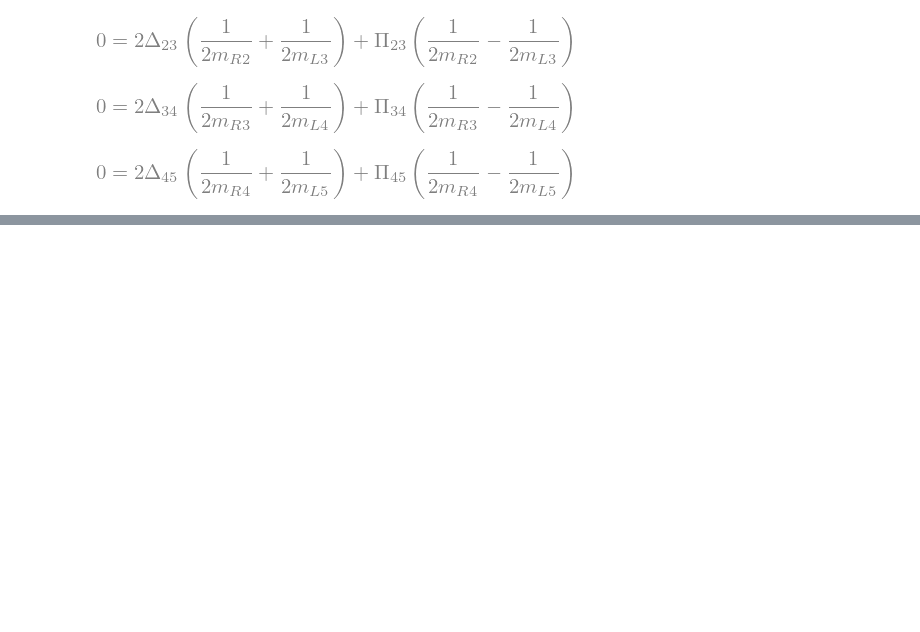
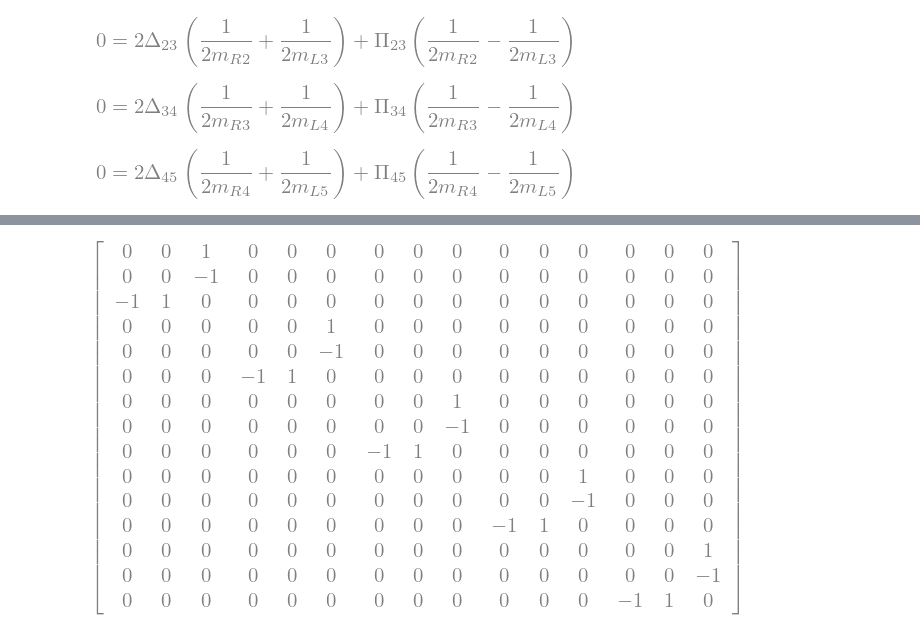
Before and after one commit to WetzelVictor/FPUT_DAE_PHS, a Jupyter notebook: 01_model/02_pyphs_model.ipynb, the cells around one changed output, grey strips where cells are left out. Saved outputs shown, nothing was run; the diff lists cells and outputs as text; code cells hidden in the pictures; blank space fills up the shorter version.

```diff
--- a/01_model/02_pyphs_model.ipynb
+++ b/01_model/02_pyphs_model.ipynb
@@ -103,0 +111,7 @@ for i in range(N_lambda):
+# %%
+Jtot = sy.zeros(Nx)
+for i in range(Ns):
+    Jtot[3*i:3*i+Ne, 3*i:3*i+Ne] = Jxi
+Jtot
+# %% [output]
+[figure, added]
```
Also changed, not shown: parts of 13 cells of this notebook, 1 other file.
